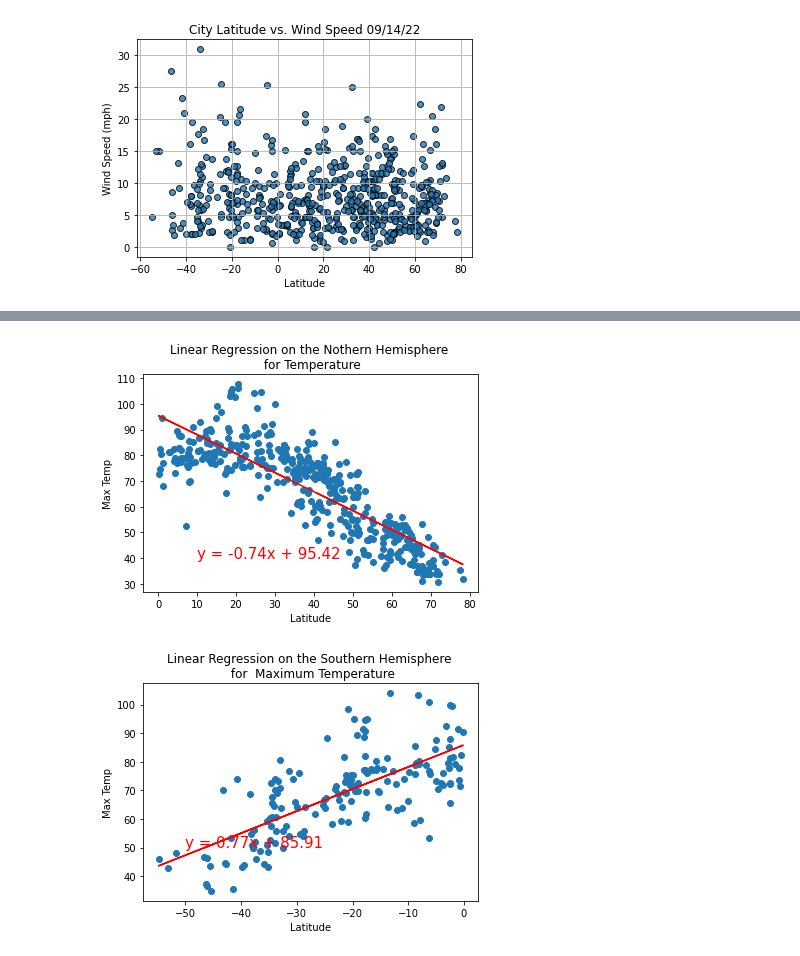
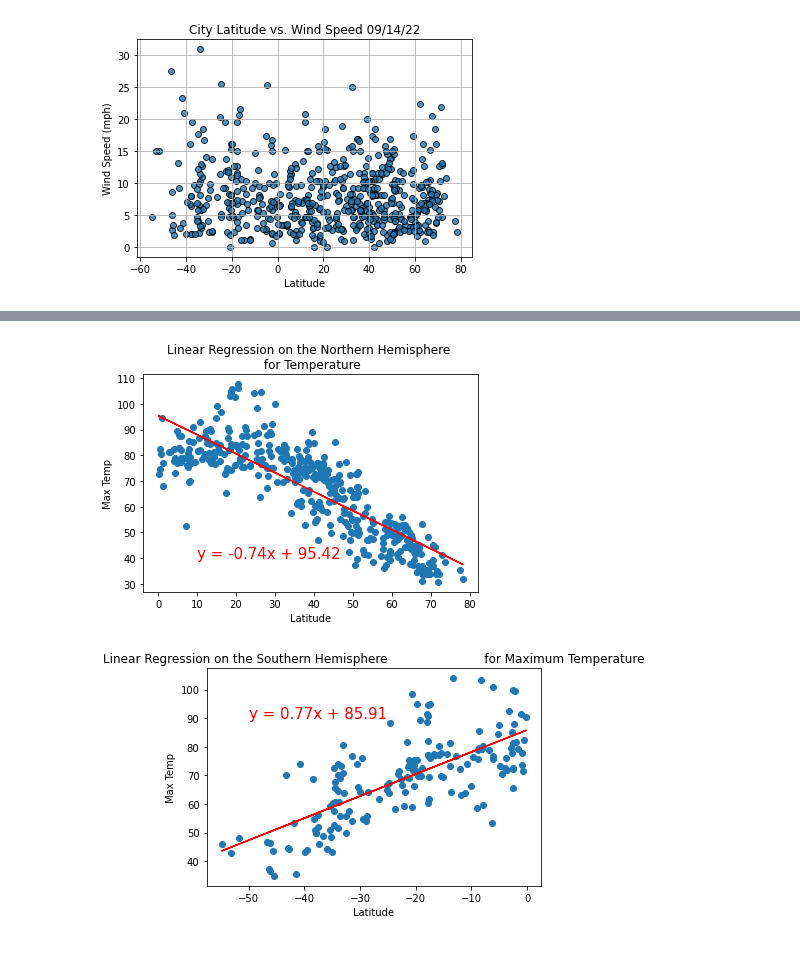
Before and after one commit to DianabasiRobinson/World_Weather_Analysis, a Jupyter notebook: WeatherPy.ipynb, the cells around one changed output, grey strips where cells are left out. Drawn from its saved outputs; the diff is of its cells as text; code cells hidden in the pictures.

```diff
--- a/WeatherPy.ipynb
+++ b/WeatherPy.ipynb
@@ -363,20 +392,21 @@ nothern_hemi_df = city_data_df.loc[(city_data_df['Lat']>=0)]
 southern_hemi_df = city_data_df.loc[(city_data_df['Lat']<0)]
 # %%
 # Linear regression on the Northen Hemisphere
-x_values = nothern_hemi_df['Lat']
-y_values = nothern_hemi_df['Max Temp']
+x_values = northern_hemi_df['Lat']
+y_values = northern_hemi_df['Max Temp']
 
 # Call the function
-plot_linear_regression(x_values, y_values, 'Linear Regression on the Nothern Hemisphere \n for Temperature', 'Max Temp',(10,40))
+plot_linear_regression(x_values, y_values, 'Linear Regression on the Northern Hemisphere \n for Temperature', 'Max Temp',(10,40))
 # %% [output]
-[figure, old version]
+[figure, new version]
 # %%
-# Linear regression on the Northen Hemisphere
-x_values = southern_hemi_df['Lat']
-y_values = southern_hemi_df['Max Temp']
-
-# Call the function
-plot_linear_regression(x_values, y_values, 'Linear Regression on the Southern Hemisphere \n for  Maximum Temperature', 'Max Temp', (-50,50))
+# Linear regression on the Southern Hemisphere
+x_values = southern_hemi_df["Lat"]
+y_values = southern_hemi_df["Max Temp"]
+# Call the function.
+plot_linear_regression(x_values, y_values,
+                       'Linear Regression on the Southern Hemisphere \
+                        for Maximum Temperature', 'Max Temp',(-50,90))
 # %% [output]
-[figure, old version]
+[figure, new version]
 # %%
```
Also changed, not shown: parts of 9 cells of this notebook.
